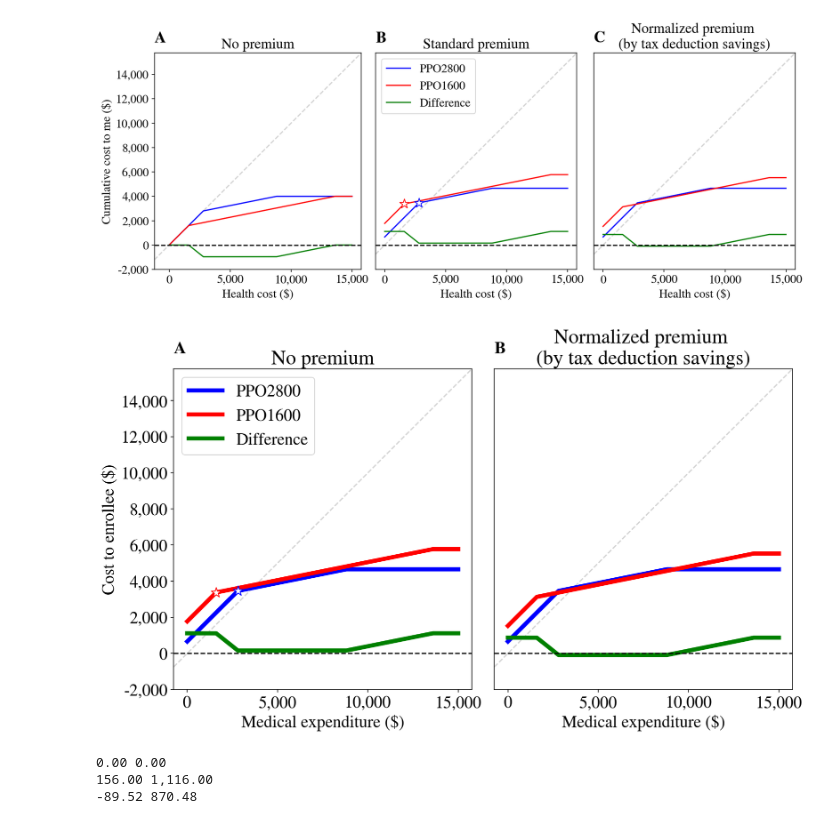
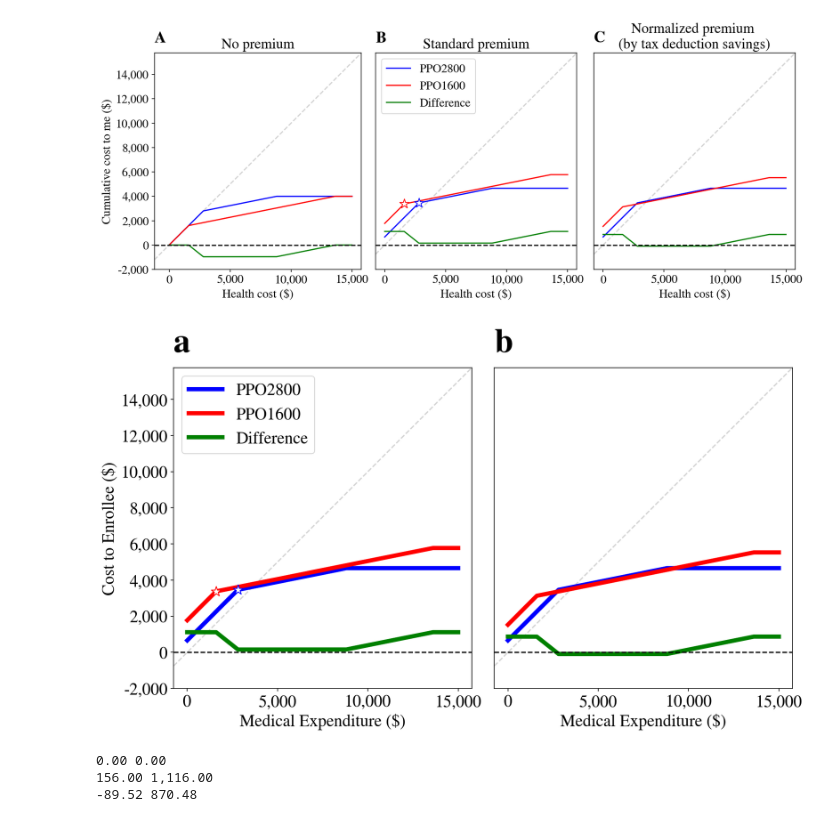
Before and after one commit to sbooeshaghi/health-insurance, a Jupyter notebook: healthcare_costs.ipynb, the cells around one changed output. Saved outputs shown, nothing was run; the diff lists cells and outputs as text; code cells hidden in the pictures.

```diff
--- a/healthcare_costs.ipynb
+++ b/healthcare_costs.ipynb
@@ -246,7 +246,7 @@ for label, data in plans.items():
   axs[1].plot(x, y2, label=label, color=color, linewidth=5)
 
   # ax.axhline(y=d+p, color=color, linestyle="--") # premium + deductible
-  # ax.axvline(x=health_cost_at_oopm, color=color, linestyle="--") # Medical expenditure at oopm
+  # ax.axvline(x=health_cost_at_oopm, color=color, linestyle="--") # Medical Expenditure at oopm
 
   if label == "PPO2800":
     ppo2800_0 = y0
@@ -263,41 +263,41 @@ axs[0].plot(x, ppo1600_1-ppo2800_1, color="green", label="Difference", linewidth
 axs[1].plot(x, ppo1600_2-ppo2800_2, color="green", label="Difference", linewidth=5) # Diff in price
 
 for ax in axs:
   ax.axhline(y=0, color="black", linestyle="--")
   yex(ax)
   ax.xaxis.set_major_formatter(mpl.ticker.StrMethodFormatter('{x:,.0f}'))
   ax.yaxis.set_major_formatter(mpl.ticker.StrMethodFormatter('{x:,.0f}'))
 
 
 # plot settings
 
 axs[0].set(**{
-    "xlabel": "Medical expenditure ($)",
-    "ylabel": "Cost to enrollee ($)",
-    "title": "No premium",
+    "xlabel": "Medical Expenditure ($)",
+    "ylabel": "Cost to Enrollee ($)",
+    # "title": "No premium",
     "ylim": -2000
 })
 axs[1].set(**{
-    "xlabel": "Medical expenditure ($)",
+    "xlabel": "Medical Expenditure ($)",
     "yticks": [],
     "yticklabels": [],
-    "title": "Normalized premium \n(by tax deduction savings)",
+    # "title": "Normalized premium \n(by tax deduction savings)",
     "ylim": -2000
 })
 
 # axs[1].legend(loc='center left', bbox_to_anchor=(1, 0.5))
 axs[0].legend()
 
 for n, ax in enumerate(axs.flat):
 
     ax.imshow(np.random.randn(10,10), interpolation='none')
-    ax.text(0, 1.05, string.ascii_uppercase[n], transform=ax.transAxes,
-            size=20, weight='bold')
+    ax.text(0, 1.05, string.ascii_lowercase[n], transform=ax.transAxes,
+            size=40, weight='bold')
 
 fig.savefig("healthcare.png", dpi=300, bbox_inches="tight")
 fig.show()
 # %% [output]
-[figure, old version]
+[figure, new version]
 # %%
 print(f"{min(ppo1600_0-ppo2800_0):,.2f}", f"{max(ppo1600_0-ppo2800_0):,.2f}")
 print(f"{min(ppo1600_1-ppo2800_1):,.2f}", f"{max(ppo1600_1-ppo2800_1):,.2f}")
```
